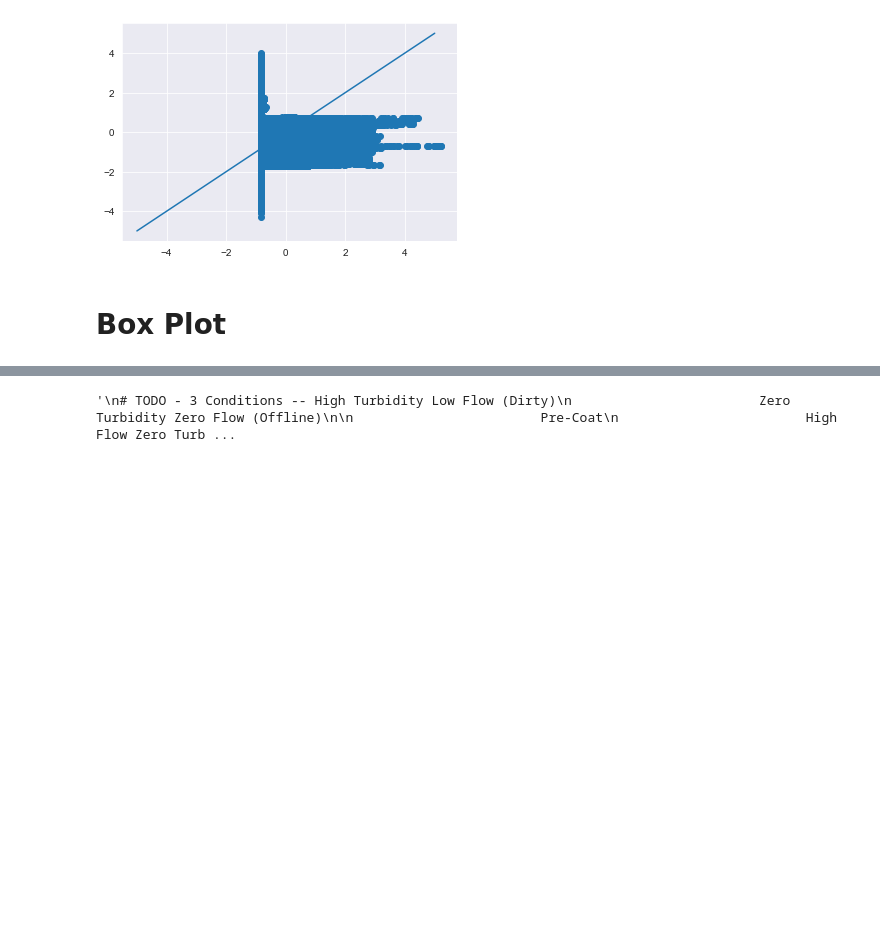
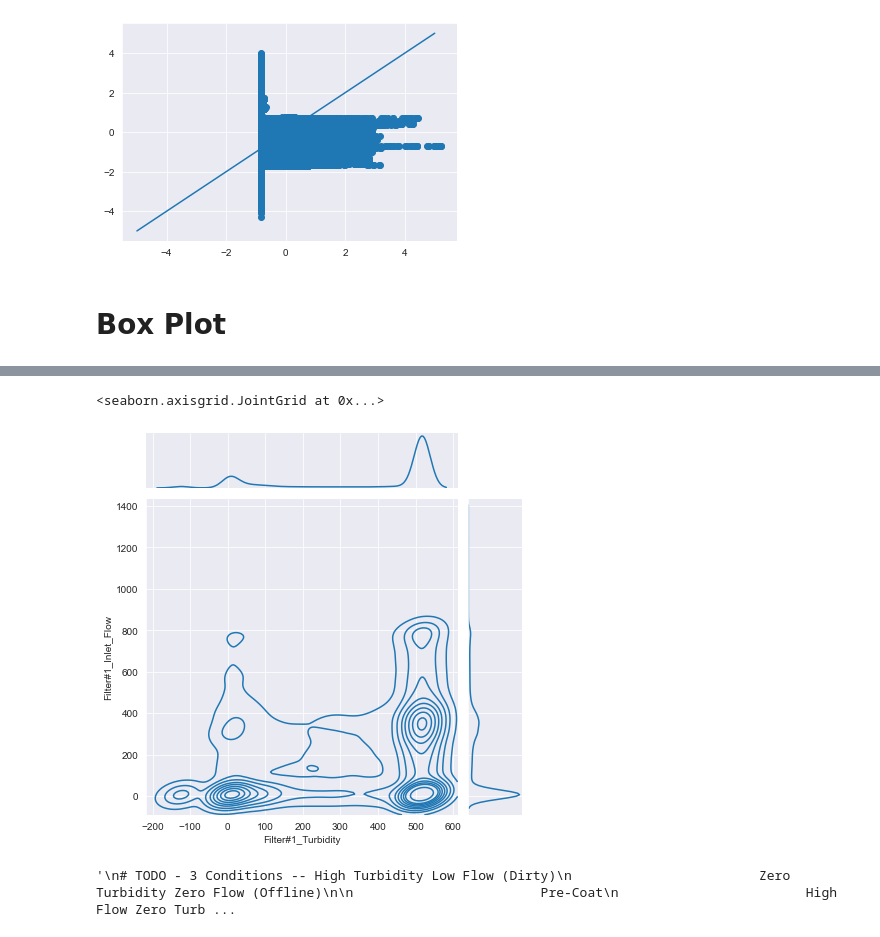
Before and after one commit to saikiranpennam/sugarbeet_analysis, a Jupyter notebook: filters_data_new.ipynb, the cells around one changed output, grey strips where cells are left out. Cells and saved outputs as stored; diff of their text form; code cells hidden in the pictures; blank space fills up the shorter version.

```diff
--- a/filters_data_new.ipynb
+++ b/filters_data_new.ipynb
@@ -130,3 +140,8 @@ _ = ax.set_xticklabels(ax.get_xticklabels(), rotation = 30)
+# %%
+sns.jointplot(y='Filter#1_Inlet_Flow', x='Filter#1_Turbidity', data=sugarbeets, kind='kde')
+# %% [output]
+<seaborn.axisgrid.JointGrid at 0x...>
+[figure, added]
 # %%
 # TODO - Redundancy in the code, have only one function for all the filters...
 '''
```
Also changed, not shown: parts of 10 cells of this notebook.
